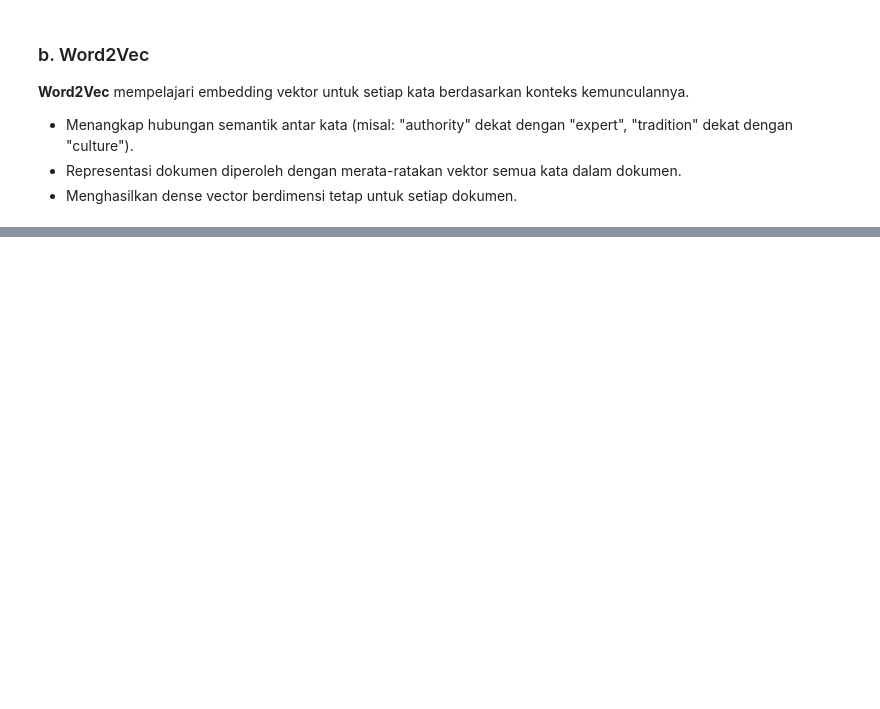
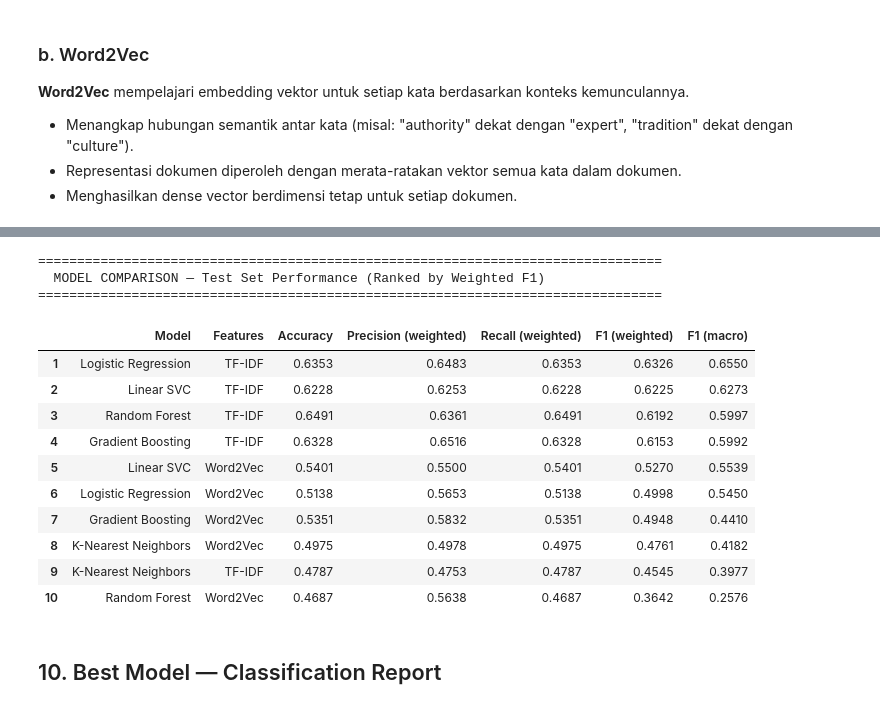
Before and after one commit to aristelcrowley/logical-fallacy-detection, a Jupyter notebook: logical-fallacy-detection.ipynb, the cells around one changed output, grey strips where cells are left out. Saved outputs shown, nothing was run; the diff lists cells and outputs as text; code cells hidden in the pictures; blank space fills up the shorter version.

```diff
--- a/logical-fallacy-detection.ipynb
+++ b/logical-fallacy-detection.ipynb
@@ -297,0 +484,60 @@ Word2Vec Document Matrix Shape: (5370, 100)
+# %%
+from sklearn.metrics import precision_recall_fscore_support
+
+results = []
+
+# Evaluate TF-IDF models
+for name, model in tfidf_models.items():
+    y_pred = model.predict(X_test_tfidf)
+    acc = accuracy_score(y_test, y_pred)
+    p, r, f1, _ = precision_recall_fscore_support(y_test, y_pred, average='weighted')
+    f1_macro = f1_score(y_test, y_pred, average='macro')
+    results.append({
+        'Model': name, 'Features': 'TF-IDF',
+        'Accuracy': acc, 'Precision (weighted)': p,
+        'Recall (weighted)': r, 'F1 (weighted)': f1, 'F1 (macro)': f1_macro,
+    })
+
+# Evaluate Word2Vec models
+for name, model in w2v_models_dict.items():
+    y_pred = model.predict(X_test_w2v)
+    acc = accuracy_score(y_test, y_pred)
+    p, r, f1, _ = precision_recall_fscore_support(y_test, y_pred, average='weighted')
+    f1_macro = f1_score(y_test, y_pred, average='macro')
+    results.append({
+        'Model': name, 'Features': 'Word2Vec',
+        'Accuracy': acc, 'Precision (weighted)': p,
+        'Recall (weighted)': r, 'F1 (weighted)': f1, 'F1 (macro)': f1_macro,
+    })
+
+results_df = pd.DataFrame(results).sort_values('F1 (weighted)', ascending=False)
+results_df = results_df.reset_index(drop=True)
+results_df.index += 1  # rank starting from 1
+
+print("=" * 80)
+print("  MODEL COMPARISON — Test Set Performance (Ranked by Weighted F1)")
+print("=" * 80)
+results_df.style.format({
+    'Accuracy': '{:.4f}',
+    'Precision (weighted)': '{:.4f}',
+    'Recall (weighted)': '{:.4f}',
+    'F1 (weighted)': '{:.4f}',
+    'F1 (macro)': '{:.4f}',
+}).background_gradient(subset=['F1 (weighted)'], cmap='Greens')
+# %% [output]
+================================================================================
+  MODEL COMPARISON — Test Set Performance (Ranked by Weighted F1)
+================================================================================
+|  | Model | Features | Accuracy | Precision (weighted) | Recall (weighted) | F1 (weighted) | F1 (macro) |
+| 1 | Logistic Regression | TF-IDF | 0.6353 | 0.6483 | 0.6353 | 0.6326 | 0.6550 |
+| 2 | Linear SVC | TF-IDF | 0.6228 | 0.6253 | 0.6228 | 0.6225 | 0.6273 |
+| 3 | Random Forest | TF-IDF | 0.6491 | 0.6361 | 0.6491 | 0.6192 | 0.5997 |
+| 4 | Gradient Boosting | TF-IDF | 0.6328 | 0.6516 | 0.6328 | 0.6153 | 0.5992 |
+| 5 | Linear SVC | Word2Vec | 0.5401 | 0.5500 | 0.5401 | 0.5270 | 0.5539 |
+| 6 | Logistic Regression | Word2Vec | 0.5138 | 0.5653 | 0.5138 | 0.4998 | 0.5450 |
+| 7 | Gradient Boosting | Word2Vec | 0.5351 | 0.5832 | 0.5351 | 0.4948 | 0.4410 |
+| 8 | K-Nearest Neighbors | Word2Vec | 0.4975 | 0.4978 | 0.4975 | 0.4761 | 0.4182 |
+| 9 | K-Nearest Neighbors | TF-IDF | 0.4787 | 0.4753 | 0.4787 | 0.4545 | 0.3977 |
+| 10 | Random Forest | Word2Vec | 0.4687 | 0.5638 | 0.4687 | 0.3642 | 0.2576 |
+# %% [markdown]
+## 10. Best Model — Classification Report
```
Also changed, not shown: parts of 15 cells of this notebook.
